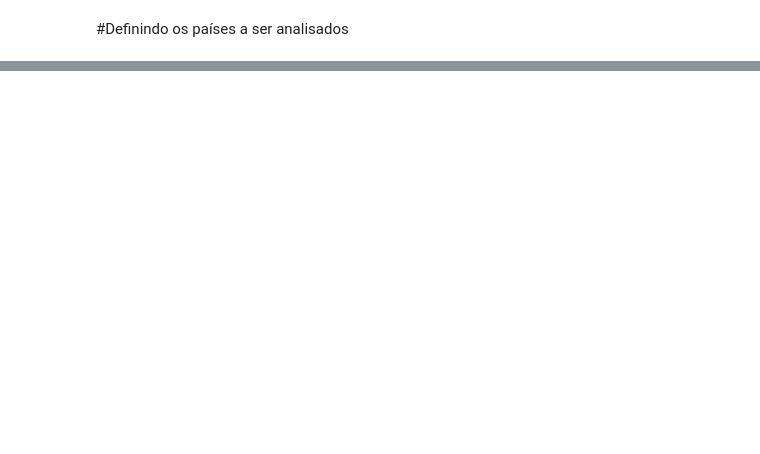
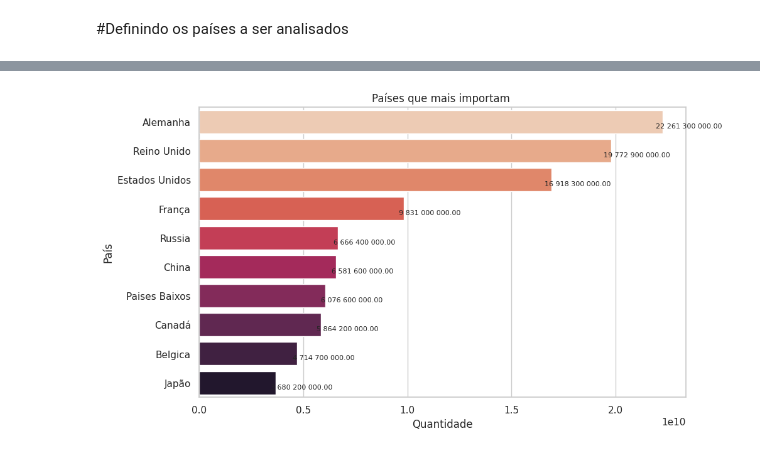
Before and after one commit to VivianeCorreia/Tech-Challenge, a Jupyter notebook: 2_challenge.ipynb, the cells around one changed output, grey strips where cells are left out. Cells and saved outputs as stored; diff of their text form; code cells hidden in the pictures; blank space fills up the shorter version.

```diff
--- a/2_challenge.ipynb
+++ b/2_challenge.ipynb
@@ -899,7 +894,7 @@ print(top_cons)
 #Países que mais importam vinhos
 # %%
 # Agrupe os dados por país e calcule a soma da coluna 'Qtd' para cada país
-qtd_pais_ = imports_df.groupby('País')['Qtd'].sum()
+imp_pais = imports_df.groupby('País')['Qtd'].sum()
 
 # Crie um novo DataFrame com os totais por país
 imp_pais = imp_pais.reset_index()
@@ -999,0 +974,22 @@ dicionario_traducao = {
+# %%
+dicionario_traducao = {
+
+    'United States of America' :'Estados Unidos',
+    'France': 'França',
+    'Italy': 'Italia',
+    'Germany': 'Alemanha',
+    'China': 'China',
+    'United Kingdom': 'Reino Unido',
+    'Spain': 'Espanha',
+    'Russia' : 'Russia',
+    'Argentina': 'Argentina',
+    'Netherlands': 'Paises Baixos',
+    'Canada': 'Canadá',
+    'Belgium' : 'Belgica',
+    'Japan': 'Japão'
+}
+# %%
+# Traduzir
+imp_pais['País'] = imp_pais['País'].replace(dicionario_traducao)
+
+cons_pais['País'] = cons_pais['País'].replace(dicionario_traducao)
@@ -999,0 +1005,21 @@ dicionario_traducao = {
+# %%
+def format_with_thousands_separator(value):
+    return '{:,.2f}'.format(value).replace(',', ' ')
+
+
+plt.figure(figsize=(10, 6))
+ax = sns.barplot(x='Qtd', y='País', data=imp_pais.head(10), palette="rocket_r")
+
+for p in ax.patches:
+    value = p.get_width()
+    formatted_value = format_with_thousands_separator(value)
+    ax.annotate(formatted_value, (p.get_x() + p.get_width(), p.get_y() + p.get_height() / 2.),
+                ha='center', va='center', xytext=(30, -5), textcoords='offset points', fontsize=8)
+
+
+plt.xlabel('Quantidade')
+plt.ylabel('País')
+plt.title('Países que mais importam ')
+plt.show()
+# %% [output]
+[figure, added]
```
Also changed, not shown: parts of 9 cells of this notebook.
